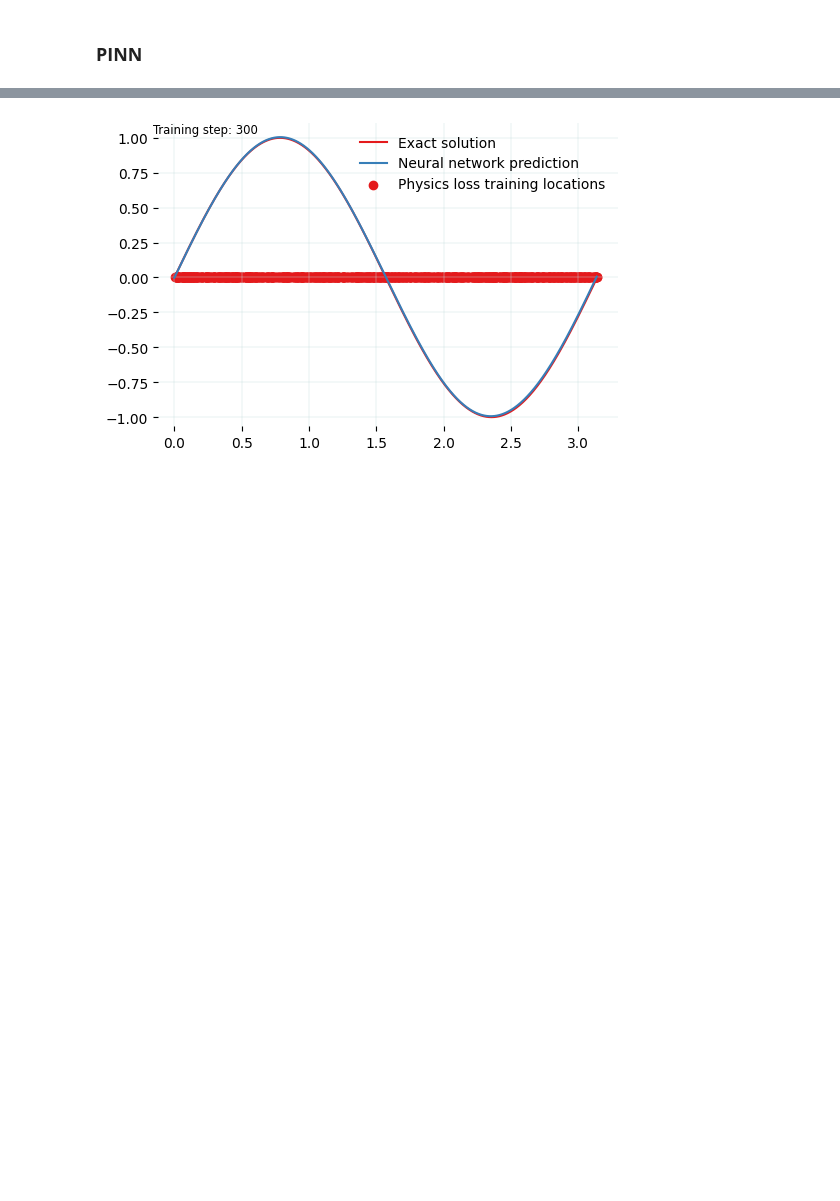
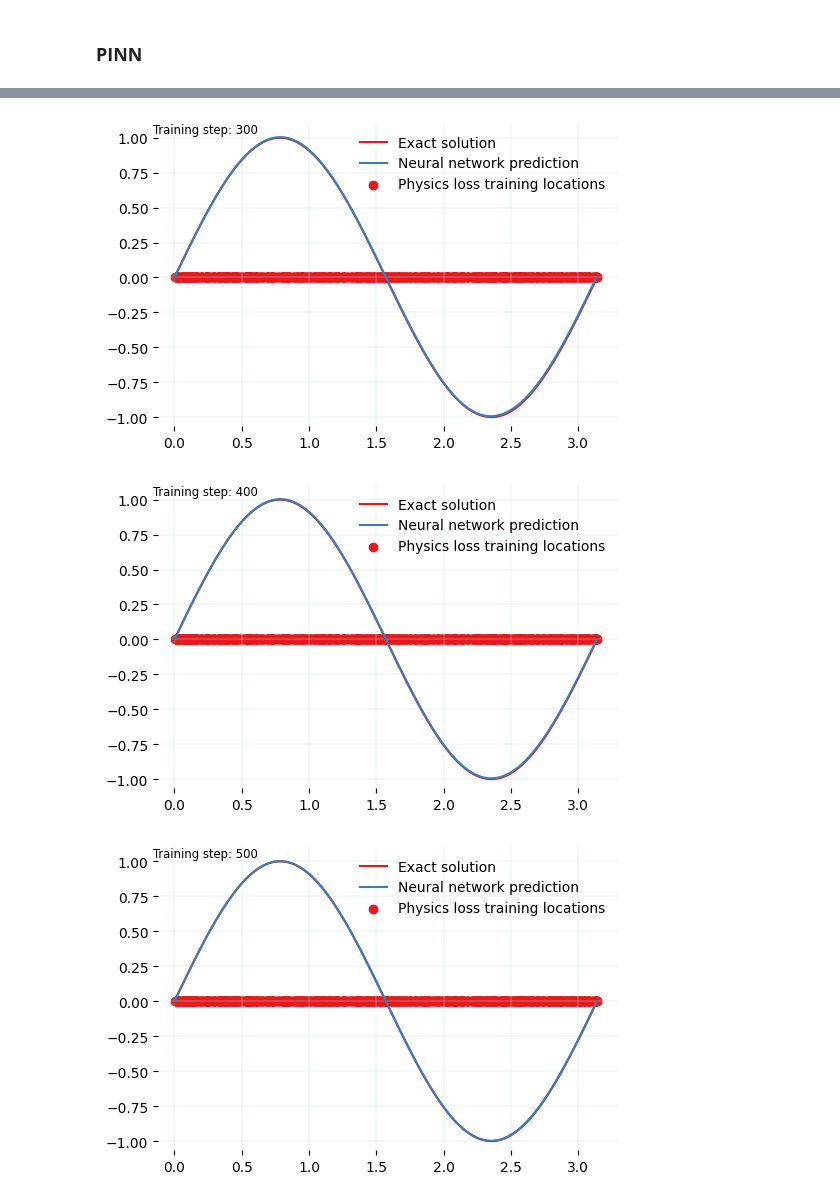
Before and after one commit to jpaguilarc99/PIML-EDP, a Jupyter notebook: PoissonPINNs/Poisson1D_NNvsPINN/Poisson1D_PINN.ipynb, the cells around one changed output, grey strips where cells are left out. Saved outputs shown, nothing was run; the diff lists cells and outputs as text; code cells hidden in the pictures; blank space fills up the shorter version.

```diff
--- a/PoissonPINNs/Poisson1D_NNvsPINN/Poisson1D_PINN.ipynb
+++ b/PoissonPINNs/Poisson1D_NNvsPINN/Poisson1D_PINN.ipynb
@@ -175,48 +172,50 @@ save_gif_PIL("nn.gif", files, fps=20, loop=0)
 ### **PINN**
 # %%
 x_physics = torch.FloatTensor(n_pts,1).uniform_(0, np.pi).requires_grad_(True)
-iterations = 300
+iterations = 500
 
 torch.manual_seed(123)
 model = FCN(1, 1, 10, 4)
 optimizer = torch.optim.Adam(model.parameters(), lr=1e-3)
 files = []
+losses = []
 for i in range(iterations):
   optimizer.zero_grad()
-
-  # Data loss
-  #yh = model(x_data)
-  #loss1 = torch.mean((yh-y_data)**2)
 
   # Physic loss
   yhp = model(x_physics)
   du = torch.autograd.grad(yhp, x_physics, torch.ones_like(yhp), create_graph=True)[0]
   ddu = torch.autograd.grad(du, x_physics, torch.ones_like(du), create_graph=True)[0]
   error_PDE = torch.mean((ddu - f_rhs(x_physics))**2)
   bc = model(torch.tensor([np.pi]))**2 + model(torch.tensor([0.]))**2
-  loss2 = error_PDE + bc
 
   # Backpropagation
-  loss = loss2 #+ loss1
+  loss = error_PDE + bc
   loss.backward()
   optimizer.step()
+  losses.append(loss.item())
 
-  if (i+1) % 1 == 0:
+  if (i+1) % 50 == 0:
+        print(f"Loss at iteration {i+1}: {loss.item():.4f}")
+
+  if (i+1) % 5 == 0:
 
         yh = model(x).detach()
         xp = x_physics.detach()
 
         #plot_result(x,y,x_data,y_data,yh,xp)
         style_plot(x, y, x_data=None, y_data=None, yh=yh, xp=xp)
 
         file = "plots/pinn_%.8i.png"%(i+1)
         plt.savefig(file, bbox_inches='tight', pad_inches=0.1, dpi=100, facecolor="white")
         files.append(file)
 
         if (i+1) % 100 == 0: plt.show()
         else: plt.close("all")
 save_gif_PIL("pinn.gif", files, fps=20, loop=0)
 # %% [output]
 [figure]
 [figure]
 [figure]
+[figure, added]
+[figure, added]
```
Also changed, not shown: parts of 8 cells of this notebook, 6 other files.
